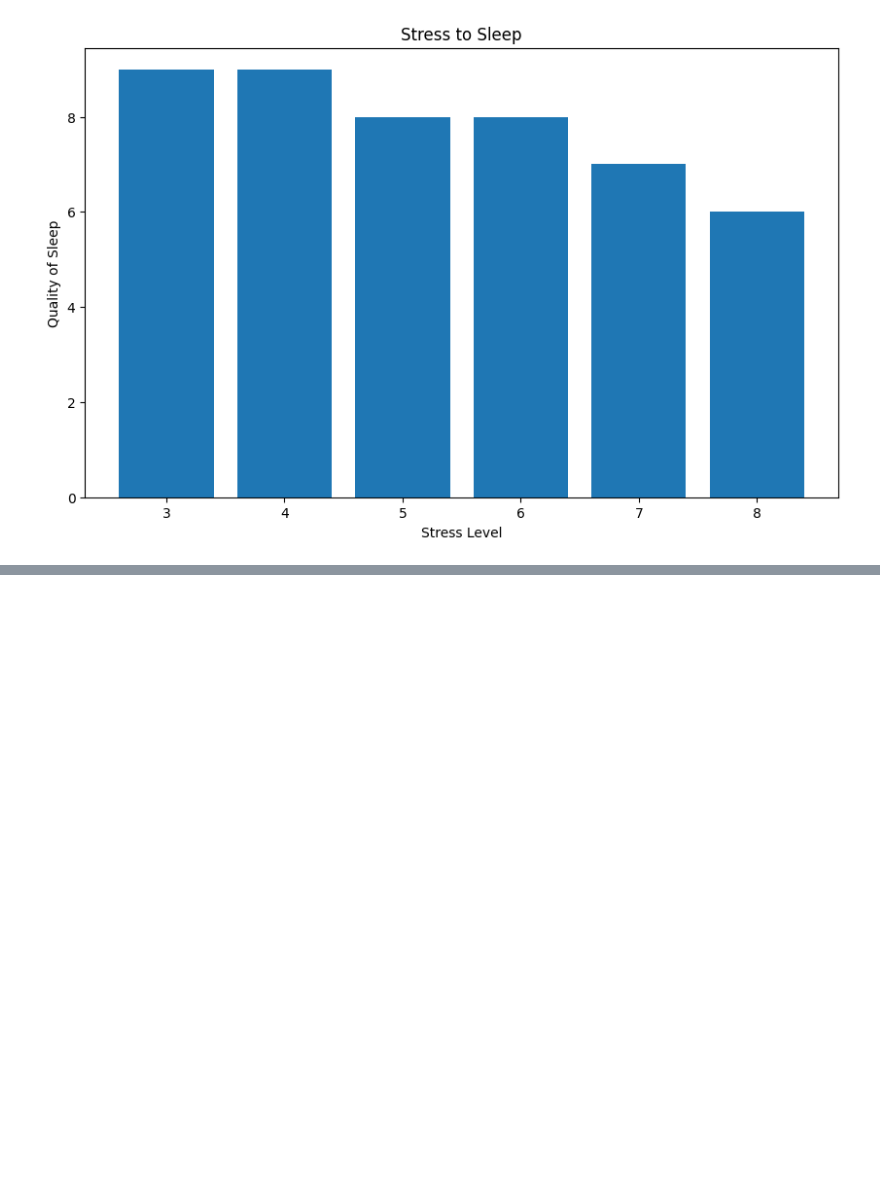
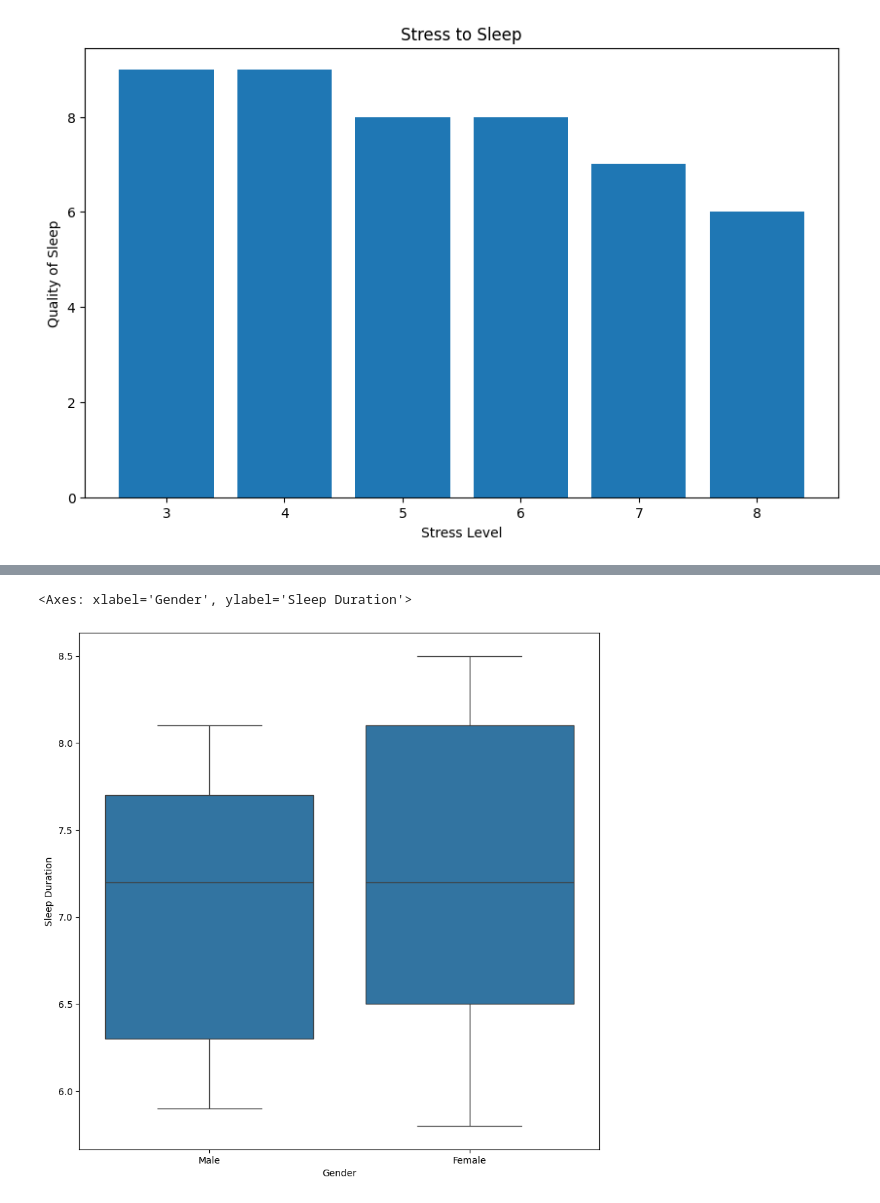
Before and after one commit to xkr2990s/kakao-tech-bootcamp, a Jupyter notebook: 0710/KTB_Day7_GenAI_Practice.ipynb, the cells around one changed output, grey strips where cells are left out. Cells and saved outputs as stored; diff of their text form; code cells hidden in the pictures; blank space fills up the shorter version.

```diff
--- a/0710/KTB_Day7_GenAI_Practice.ipynb
+++ b/0710/KTB_Day7_GenAI_Practice.ipynb
@@ -97,2 +132,9 @@ plt.show()
+# %%
+# 6. 박스플롯
+plt.figure(figsize=(10,10))
+sns.boxplot(x=data['Gender'],y=data['Sleep Duration'],data=pd.DataFrame(data))
+# %% [output]
+<Axes: xlabel='Gender', ylabel='Sleep Duration'>
+[figure, added]
 # %%
 # 7. 여러 시각화 차트 합쳐보기
```
Also changed, not shown: parts of 8 cells of this notebook.
